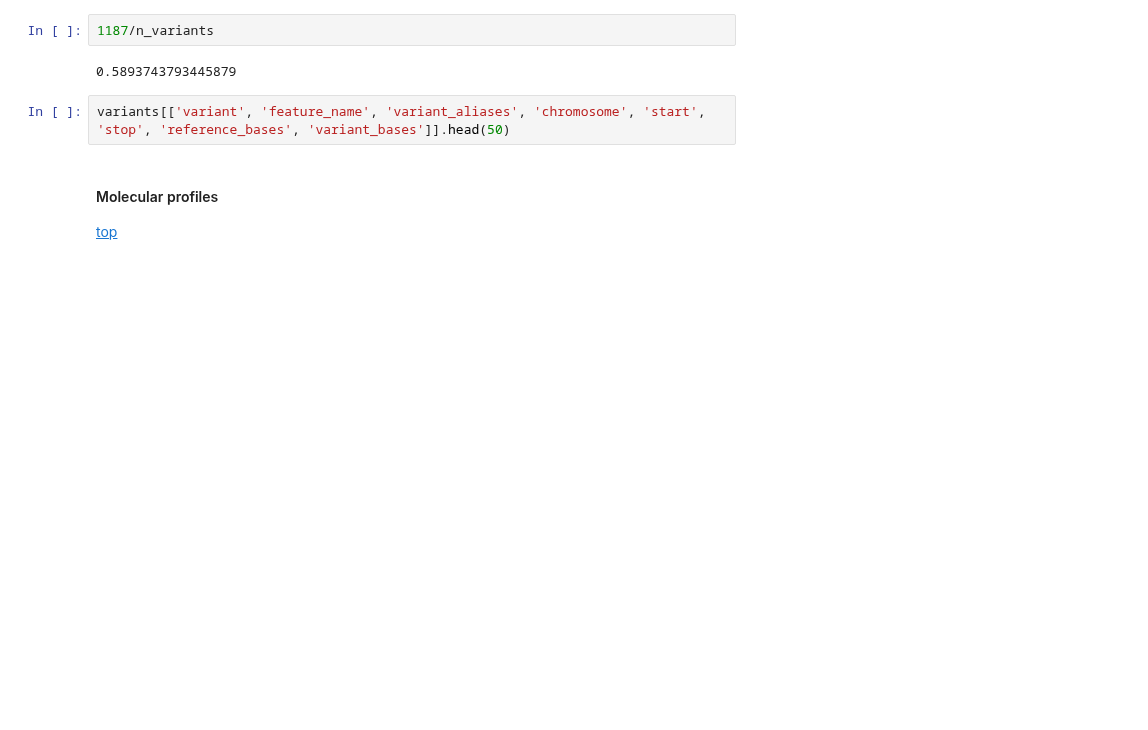
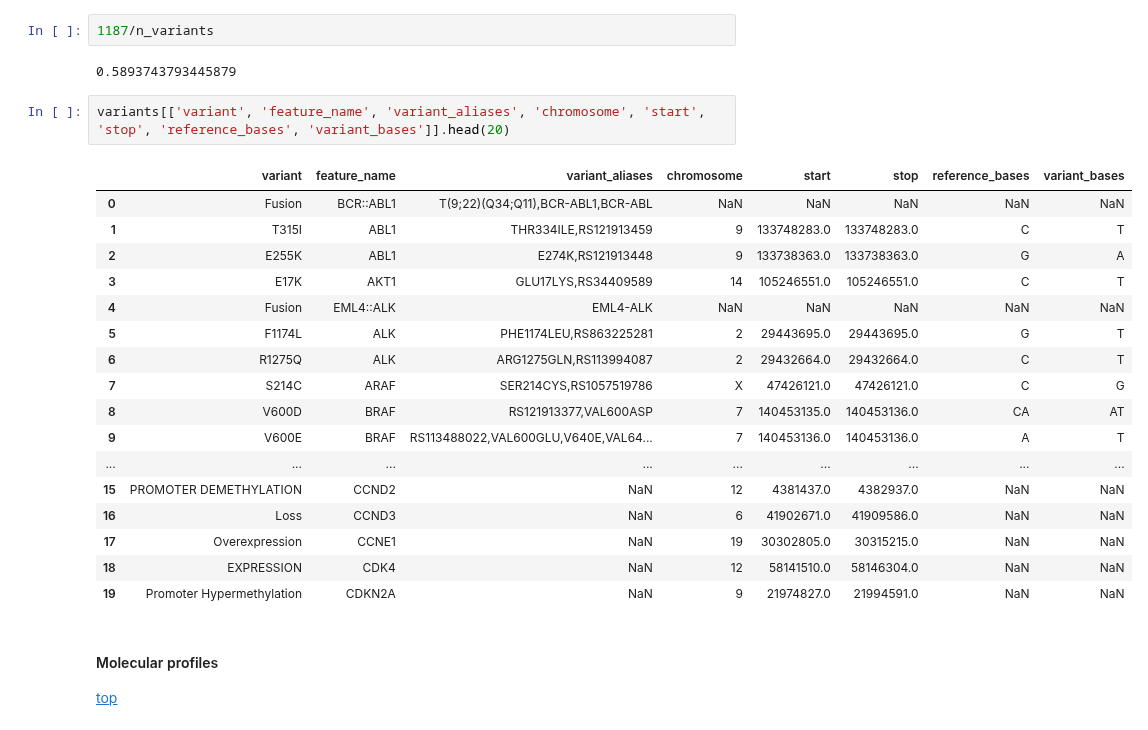
Before and after one commit to EBIvariation/CMAT, a Jupyter notebook: data-exploration/other/civic-investigation.ipynb, the cells around one changed output. Drawn from its saved outputs; the diff is of its cells as text; blank space fills up the shorter version.

```diff
--- a/data-exploration/other/civic-investigation.ipynb
+++ b/data-exploration/other/civic-investigation.ipynb
@@ -439,7 +478,25 @@ len(variants[variants.variant.str.match(r'[A-Z]\d+[A-Z]?.*')])
 # %% [output]
 0.5893743793445879
 # %%
-variants[['variant', 'feature_name', 'variant_aliases', 'chromosome', 'start', 'stop', 'reference_bases', 'variant_bases']].head(50)
+variants[['variant', 'feature_name', 'variant_aliases', 'chromosome', 'start', 'stop', 'reference_bases', 'variant_bases']].head(20)
+# %% [output]
+|  | variant | feature_name | variant_aliases | chromosome | start | stop | reference_bases | variant_bases |
+| 0 | Fusion | BCR::ABL1 | T(9;22)(Q34;Q11),BCR-ABL1,BCR-ABL | NaN | NaN | NaN | NaN | NaN |
+| 1 | T315I | ABL1 | THR334ILE,RS121913459 | 9 | 133748283.0 | 133748283.0 | C | T |
+| 2 | E255K | ABL1 | E274K,RS121913448 | 9 | 133738363.0 | 133738363.0 | G | A |
+| 3 | E17K | AKT1 | GLU17LYS,RS34409589 | 14 | 105246551.0 | 105246551.0 | C | T |
+| 4 | Fusion | EML4::ALK | EML4-ALK | NaN | NaN | NaN | NaN | NaN |
+| 5 | F1174L | ALK | PHE1174LEU,RS863225281 | 2 | 29443695.0 | 29443695.0 | G | T |
+| 6 | R1275Q | ALK | ARG1275GLN,RS113994087 | 2 | 29432664.0 | 29432664.0 | C | T |
+| 7 | S214C | ARAF | SER214CYS,RS1057519786 | X | 47426121.0 | 47426121.0 | C | G |
+| 8 | V600D | BRAF | RS121913377,VAL600ASP | 7 | 140453135.0 | 140453136.0 | CA | AT |
+| 9 | V600E | BRAF | RS113488022,VAL600GLU,V640E,VAL64... | 7 | 140453136.0 | 140453136.0 | A | T |
+| ... | ... | ... | ... | ... | ... | ... | ... | ... |
+| 15 | PROMOTER DEMETHYLATION | CCND2 | NaN | 12 | 4381437.0 | 4382937.0 | NaN | NaN |
+| 16 | Loss | CCND3 | NaN | 6 | 41902671.0 | 41909586.0 | NaN | NaN |
+| 17 | Overexpression | CCNE1 | NaN | 19 | 30302805.0 | 30315215.0 | NaN | NaN |
+| 18 | EXPRESSION | CDK4 | NaN | 12 | 58141510.0 | 58146304.0 | NaN | NaN |
+| 19 | Promoter Hypermethylation | CDKN2A | NaN | 9 | 21974827.0 | 21994591.0 | NaN | NaN |
 # %% [markdown]
 #### Molecular profiles
 
```
Also changed, not shown: parts of 10 cells of this notebook.
